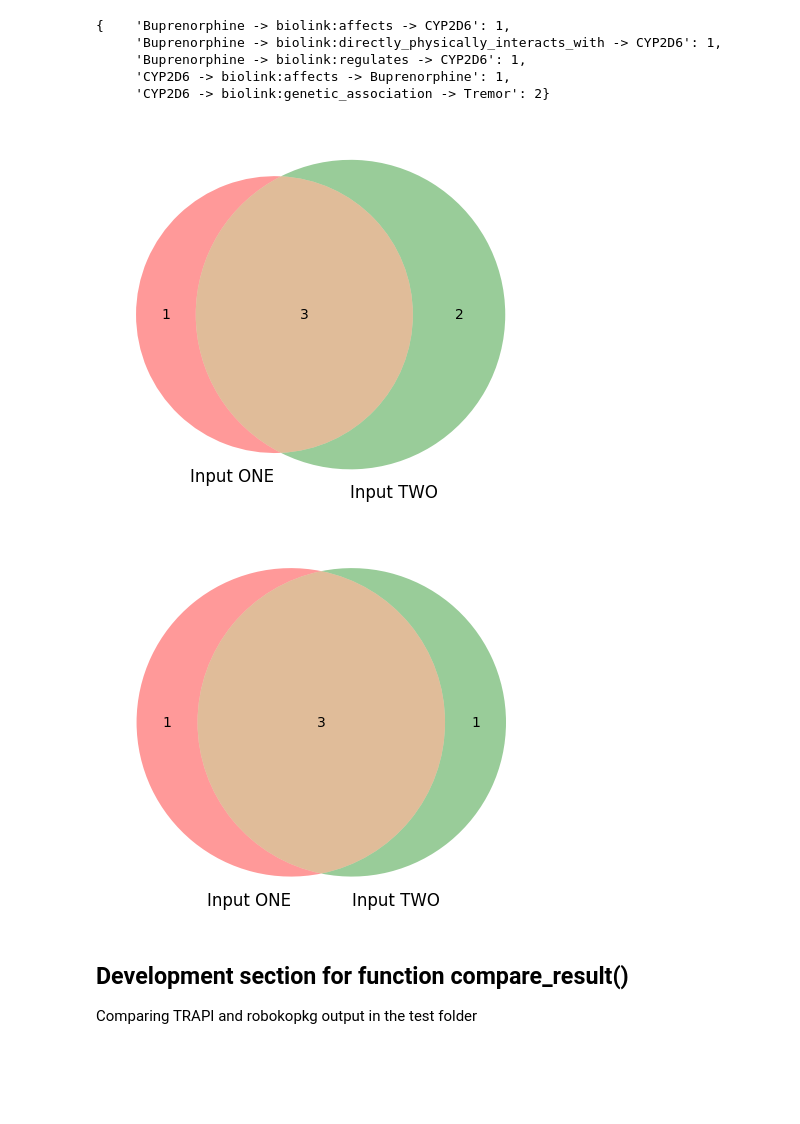
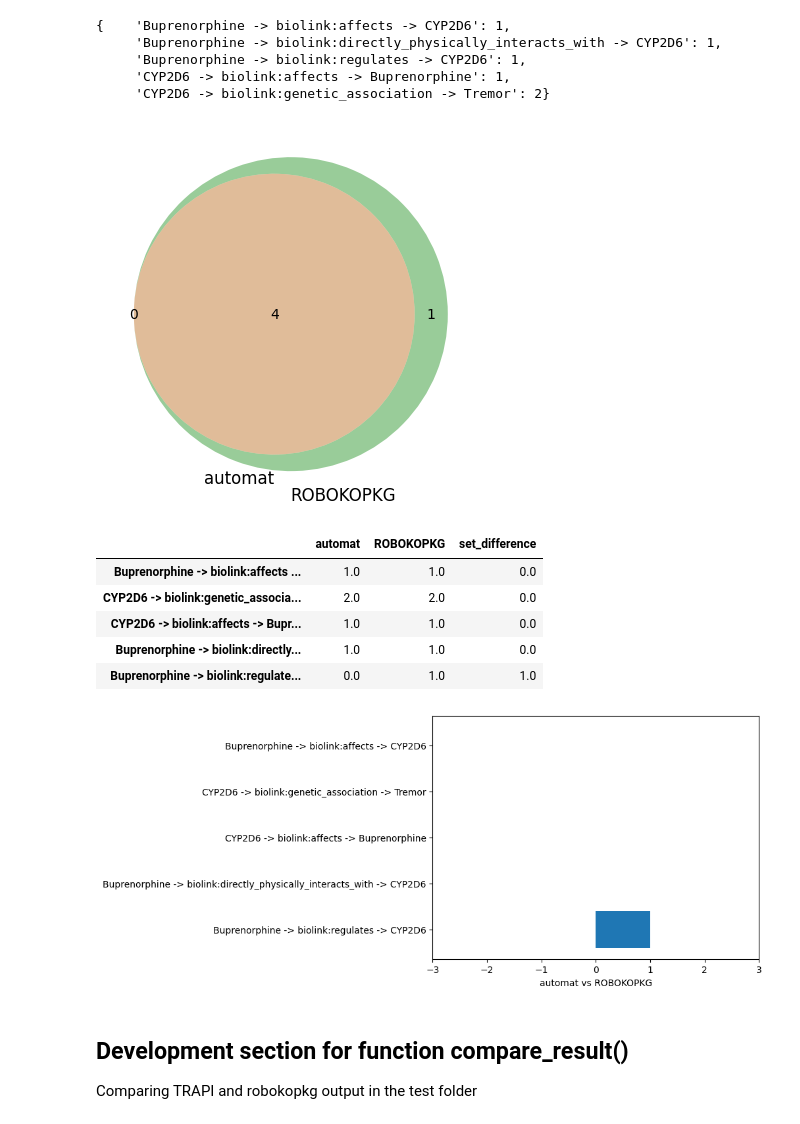
Before and after one commit to RobokopU24/RoboDocumentation, a Jupyter notebook: Documentation/HelloRobokop/HelloRobokop_TRAPI_Cypher_compare.ipynb, the cells around one changed output. Drawn from its saved outputs; the diff is of its cells as text; code cells hidden in the pictures; blank space fills up the shorter version.

```diff
--- a/Documentation/HelloRobokop/HelloRobokop_TRAPI_Cypher_compare.ipynb
+++ b/Documentation/HelloRobokop/HelloRobokop_TRAPI_Cypher_compare.ipynb
@@ -371,20 +409,33 @@ def compare_results(dict_one, dict_two, output_file_name):
 #  -Added misspelling to TRAPI to give a unique result
 #  -Also added one extra occurrence to TRAPI to demonstrate different number of occurrences
 
-output_file_name = os.path.join(write_dir,"compare_trapi_cypher_robokopkg.txt")
-compare_results(dict_trapi,dict_cypher_robokopkg, output_file_name)
+output_file_name = os.path.join(write_dir,"compare_trapi_vs_cypher-robokopkg.txt")
+compare_results(dict_trapi,dict_cypher_robokopkg, output_file_name, "TRAPI (automat)", "Cypher (ROBOKOPKG)")
-# %% [output]
-[figure, removed]
 # %%
 # Demo 2
 # Compares TRAPI and Cypher (automat) sets
 #  -Added misspelling to TRAPI to give a unique result
 #  -Also added one extra occurrence to TRAPI to demonstrate different number of occurrences
 
-output_file_name = os.path.join(write_dir,"compare_trapi_cypher_automat.txt")
-compare_results(dict_trapi, dict_cypher_automat, output_file_name)
+output_file_name = os.path.join(write_dir,"compare_trapi_vs_cypher_automat.txt")
+compare_results(dict_trapi, dict_cypher_automat, output_file_name, "TRAPI (automat)", "Cypher (automat)")
-# %% [output]
-[figure, removed]
+# %%
+# Demo 3
+# Compares TRAPI and Cypher (automat) sets
+#  -Added misspelling to TRAPI to give a unique result
+#  -Also added one extra occurrence to TRAPI to demonstrate different number of occurrences
+
+output_file_name = os.path.join(write_dir,"compare_cypher_automat_vs_cypher_robokopkg.txt")
+compare_results(dict_cypher_automat, dict_cypher_robokopkg, output_file_name, "automat", "ROBOKOPKG")
+# %% [output]
+[figure, added]
+|  | automat | ROBOKOPKG | set_difference |
+| Buprenorphine -> biolink:affects ... | 1.0 | 1.0 | 0.0 |
+| CYP2D6 -> biolink:genetic_associa... | 2.0 | 2.0 | 0.0 |
+| CYP2D6 -> biolink:affects -> Bupr... | 1.0 | 1.0 | 0.0 |
+| Buprenorphine -> biolink:directly... | 1.0 | 1.0 | 0.0 |
+| Buprenorphine -> biolink:regulate... | 0.0 | 1.0 | 1.0 |
+[figure, added]
 # %% [markdown]
 ## Development section for function compare_result()
 
```
Also changed, not shown: parts of 9 cells of this notebook.
